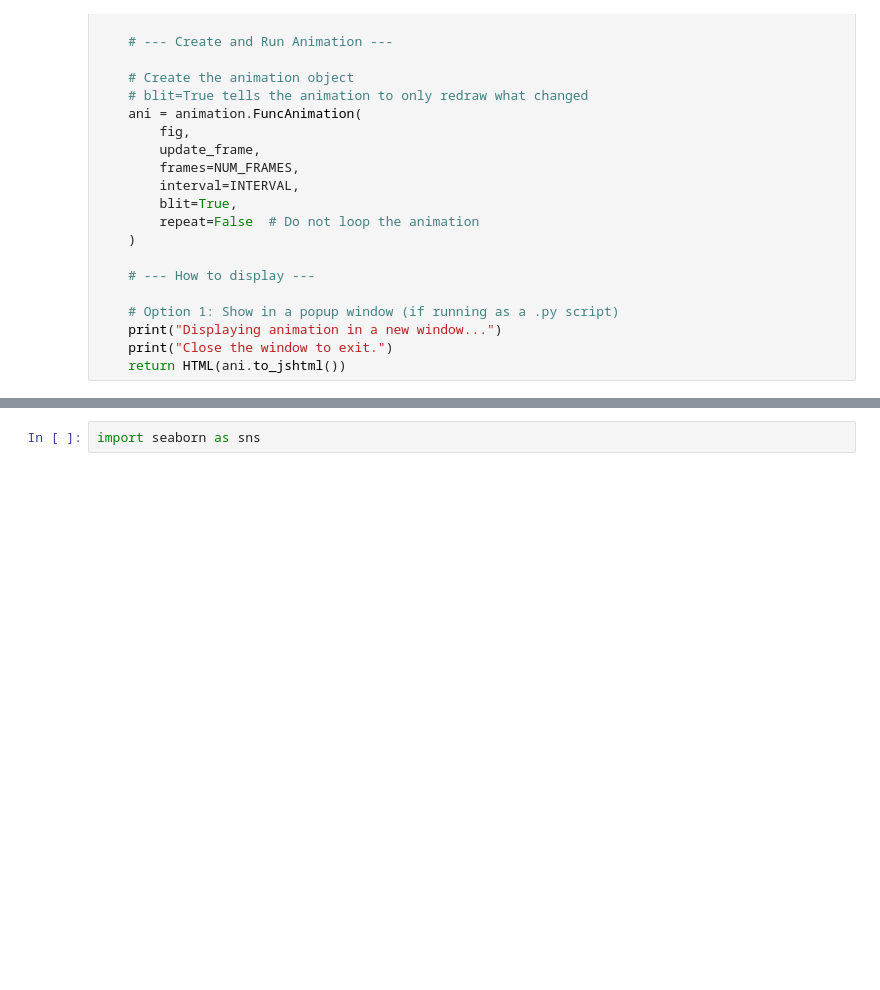
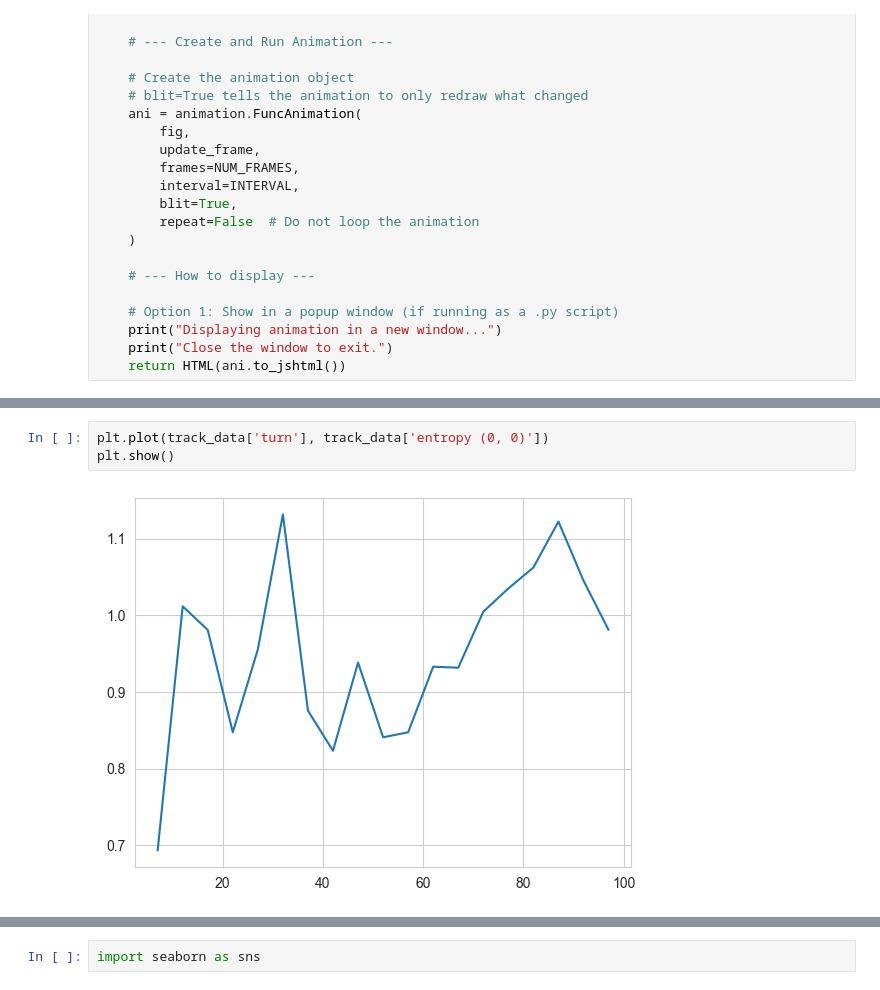
Before and after one commit to Petroleum-Blownapart/nn_game_of_life, a Jupyter notebook: animation_version.ipynb, the cells around one changed output, grey strips where cells are left out. Cells and saved outputs as stored; diff of their text form; blank space fills up the shorter version.

```diff
--- a/animation_version.ipynb
+++ b/animation_version.ipynb
@@ -353,3 +423,8 @@ first_board.show_img()
+# %%
+plt.plot(track_data['turn'], track_data['entropy (0, 0)'])
+plt.show()
+# %% [output]
+[figure, added]
 # %%
 data_dict = {
     'row': [],
```
Also changed, not shown: parts of 10 cells of this notebook.
